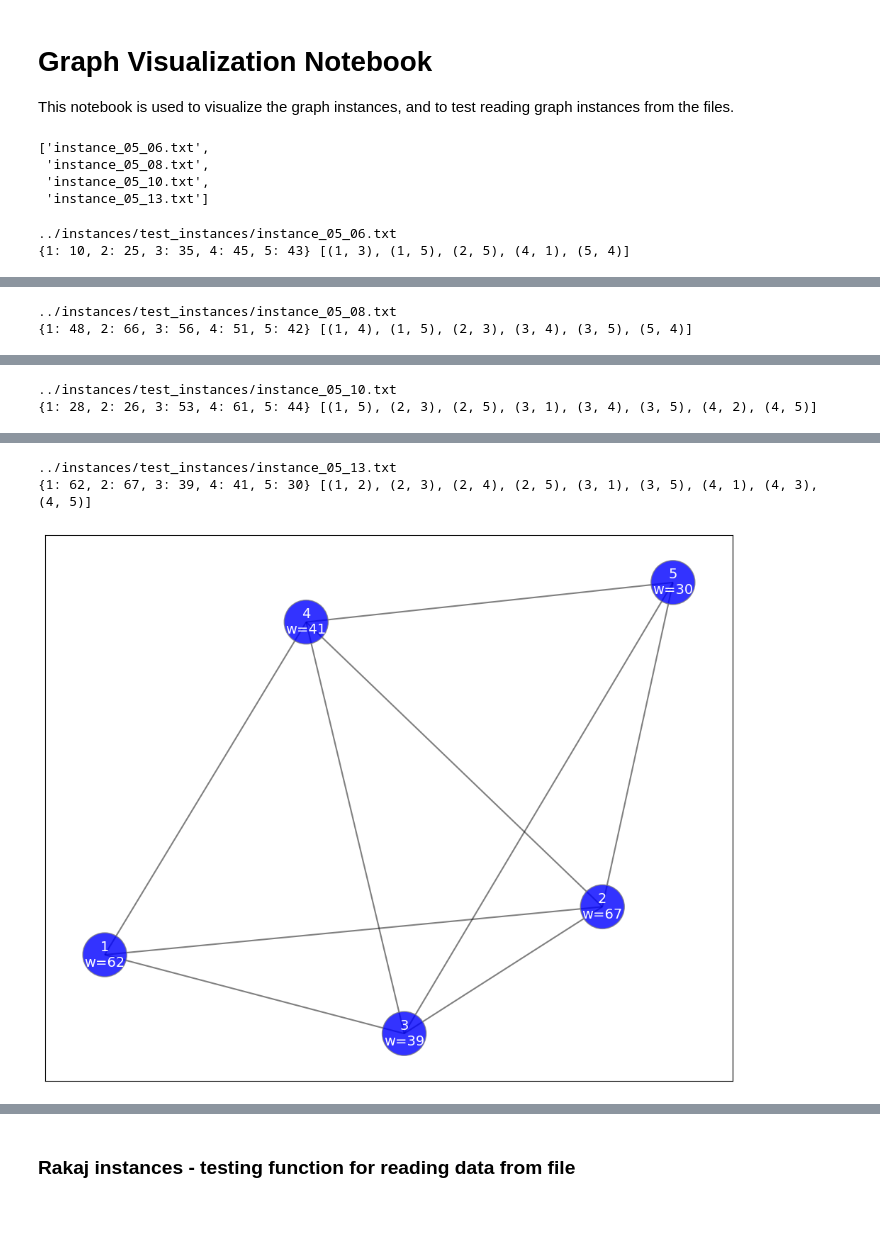
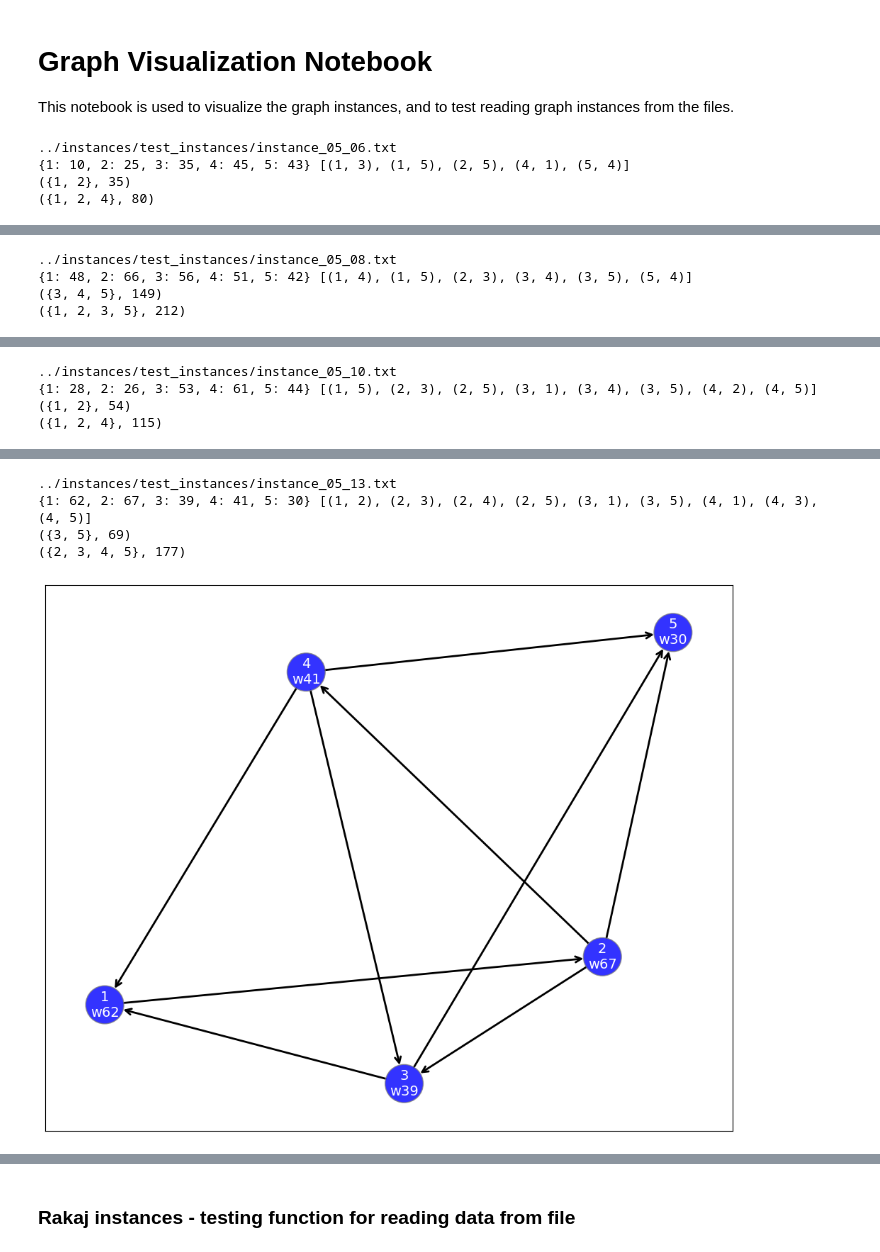
Before and after one commit to neuralmaticv/operations-research-project_mwdds, a Jupyter notebook: notebooks/graph_visualization.ipynb, the cells around one changed output, grey strips where cells are left out. Cells and saved outputs as stored; diff of their text form; code cells hidden in the pictures; blank space fills up the shorter version.

Commit message:
updated visualization

```diff
--- a/notebooks/graph_visualization.ipynb
+++ b/notebooks/graph_visualization.ipynb
@@ -12,19 +20,17 @@ from utils.graph_reader import read_graph_instance, read_rakaj_graph_instance
 # %%
 dim_path = "../instances/test_instances/"
 instances = os.listdir(os.path.abspath(dim_path))
-instances
-# %% [output]
-['instance_05_06.txt',
- 'instance_05_08.txt',
- 'instance_05_10.txt',
- 'instance_05_13.txt']
 # %%
 for instance in instances:
     instance_path = os.path.join(dim_path, instance)
     print(instance_path)
     graph_v, graph_e = read_graph_instance(instance_path)
     print(graph_v, graph_e)
-    plot_graph(graph_v, graph_e, [], "")
+    print(greedy_mwds(graph_v, graph_e))
+    print(greedy_mwdds(graph_v, graph_e))
+    plot_graph(vertices_w=graph_v, edges=graph_e, dominating_set=None, instance_info="", digraph=True)
 # %% [output]
 ../instances/test_instances/instance_05_06.txt
 {1: 10, 2: 25, 3: 35, 4: 45, 5: 43} [(1, 3), (1, 5), (2, 5), (4, 1), (5, 4)]
+({1, 2}, 35)
+({1, 2, 4}, 80)
@@ -32,2 +38,4 @@ for instance in instances:
 ../instances/test_instances/instance_05_08.txt
 {1: 48, 2: 66, 3: 56, 4: 51, 5: 42} [(1, 4), (1, 5), (2, 3), (3, 4), (3, 5), (5, 4)]
+({3, 4, 5}, 149)
+({1, 2, 3, 5}, 212)
@@ -35,2 +43,4 @@ for instance in instances:
 ../instances/test_instances/instance_05_10.txt
 {1: 28, 2: 26, 3: 53, 4: 61, 5: 44} [(1, 5), (2, 3), (2, 5), (3, 1), (3, 4), (3, 5), (4, 2), (4, 5)]
+({1, 2}, 54)
+({1, 2, 4}, 115)
@@ -38,3 +48,5 @@ for instance in instances:
 ../instances/test_instances/instance_05_13.txt
 {1: 62, 2: 67, 3: 39, 4: 41, 5: 30} [(1, 2), (2, 3), (2, 4), (2, 5), (3, 1), (3, 5), (4, 1), (4, 3), (4, 5)]
+({3, 5}, 69)
+({2, 3, 4, 5}, 177)
-[figure, old version]
+[figure, new version]
```
Also changed, not shown: parts of 9 cells of this notebook.
